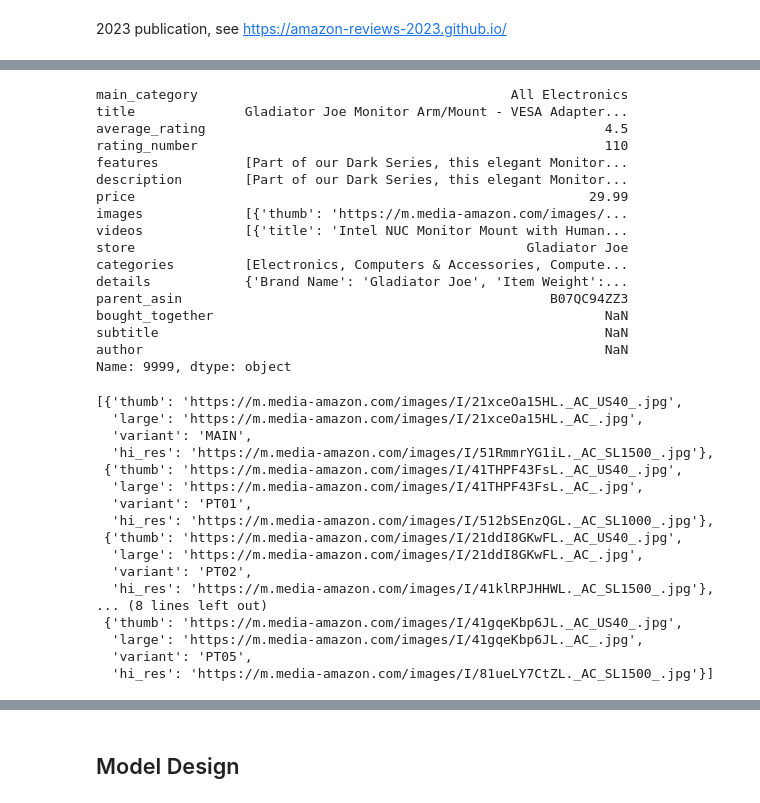
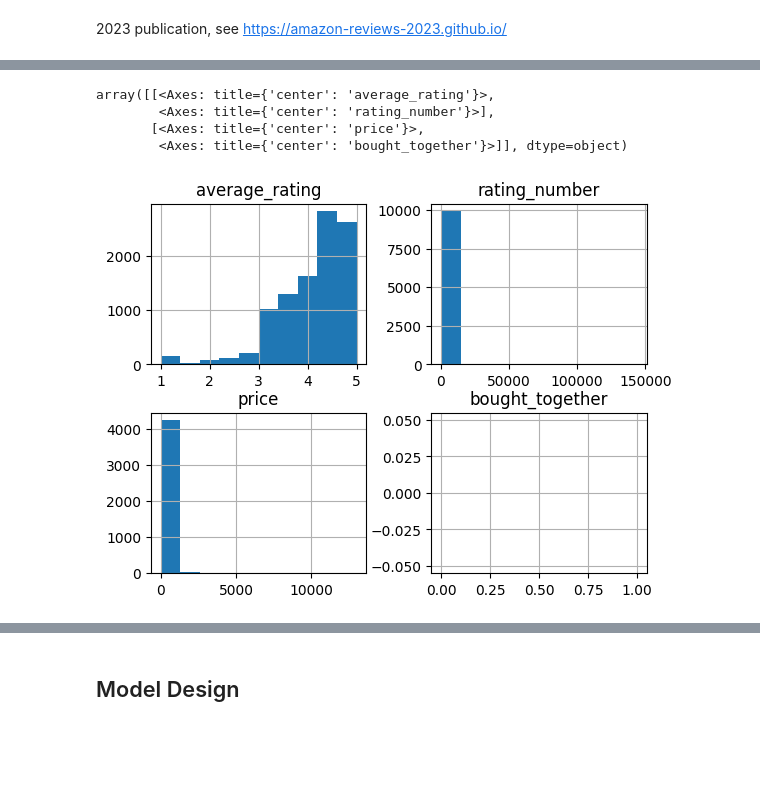
Before and after one commit to auto-d/deepcart, a Jupyter notebook: notebooks/eda.ipynb, the cells around one changed output, grey strips where cells are left out. Cells and saved outputs as stored; diff of their text form; code cells hidden in the pictures; blank space fills up the shorter version.

```diff
--- a/notebooks/eda.ipynb
+++ b/notebooks/eda.ipynb
@@ -78 +112,3 @@ df = pd.read_json("../data/meta_Electronics.jsonl", lines=True, nrows=10000)
+# %%
+items = pd.read_json("../data/2023/meta_Electronics.jsonl", lines=True, nrows=10000)
 # %%
@@ -92,40 +123,8 @@ df.tail(10)
-# %%
-df.iloc[-1]
-# %% [output]
-main_category                                        All Electronics
-title              Gladiator Joe Monitor Arm/Mount - VESA Adapter...
-average_rating                                                   4.5
-rating_number                                                    110
-features           [Part of our Dark Series, this elegant Monitor...
-description        [Part of our Dark Series, this elegant Monitor...
-price                                                          29.99
-images             [{'thumb': 'https://m.media-amazon.com/images/...
-videos             [{'title': 'Intel NUC Monitor Mount with Human...
-store                                                  Gladiator Joe
-categories         [Electronics, Computers & Accessories, Compute...
-details            {'Brand Name': 'Gladiator Joe', 'Item Weight':...
-parent_asin                                               B07QC94ZZ3
-bought_together                                                  NaN
-subtitle                                                         NaN
-author                                                           NaN
-Name: 9999, dtype: object
-# %%
-df.iloc[-1].images
-# %% [output]
-[{'thumb': 'https://m.media-amazon.com/images/I/21xceOa15HL._AC_US40_.jpg',
-  'large': 'https://m.media-amazon.com/images/I/21xceOa15HL._AC_.jpg',
-  'variant': 'MAIN',
-  'hi_res': 'https://m.media-amazon.com/images/I/51RmmrYG1iL._AC_SL1500_.jpg'},
- {'thumb': 'https://m.media-amazon.com/images/I/41THPF43FsL._AC_US40_.jpg',
-  'large': 'https://m.media-amazon.com/images/I/41THPF43FsL._AC_.jpg',
-  'variant': 'PT01',
-  'hi_res': 'https://m.media-amazon.com/images/I/512bSEnzQGL._AC_SL1000_.jpg'},
- {'thumb': 'https://m.media-amazon.com/images/I/21ddI8GKwFL._AC_US40_.jpg',
-  'large': 'https://m.media-amazon.com/images/I/21ddI8GKwFL._AC_.jpg',
-  'variant': 'PT02',
-  'hi_res': 'https://m.media-amazon.com/images/I/41klRPJHHWL._AC_SL1500_.jpg'},
-... (8 lines left out)
- {'thumb': 'https://m.media-amazon.com/images/I/41gqeKbp6JL._AC_US40_.jpg',
-  'large': 'https://m.media-amazon.com/images/I/41gqeKbp6JL._AC_.jpg',
-  'variant': 'PT05',
-  'hi_res': 'https://m.media-amazon.com/images/I/81ueLY7CtZL._AC_SL1500_.jpg'}]
+# %%
+items.hist()
+# %% [output]
+array([[<Axes: title={'center': 'average_rating'}>,
+        <Axes: title={'center': 'rating_number'}>],
+       [<Axes: title={'center': 'price'}>,
+        <Axes: title={'center': 'bought_together'}>]], dtype=object)
+[figure, added]
```
Also changed, not shown: parts of 24 cells of this notebook, 1 other file.
